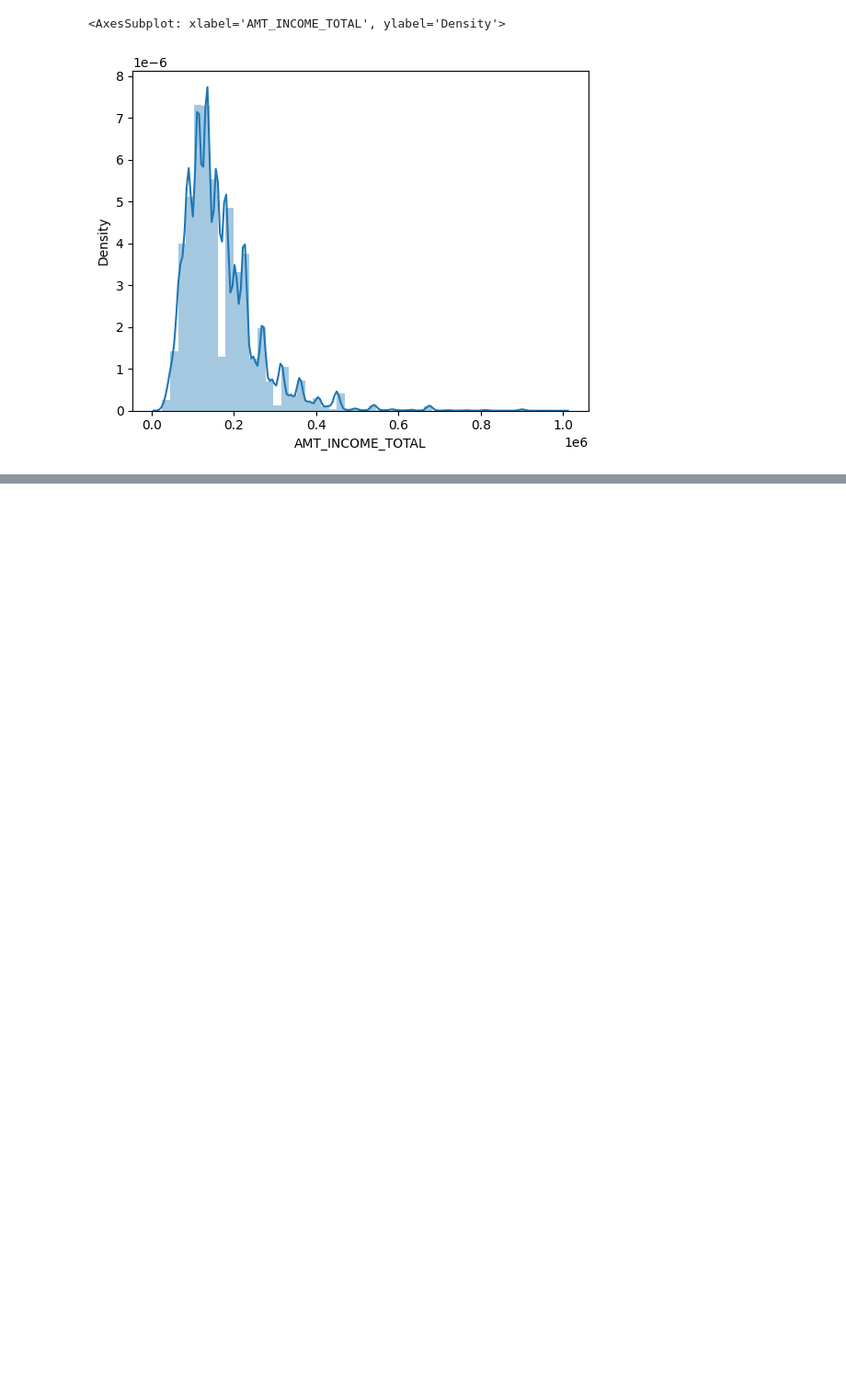
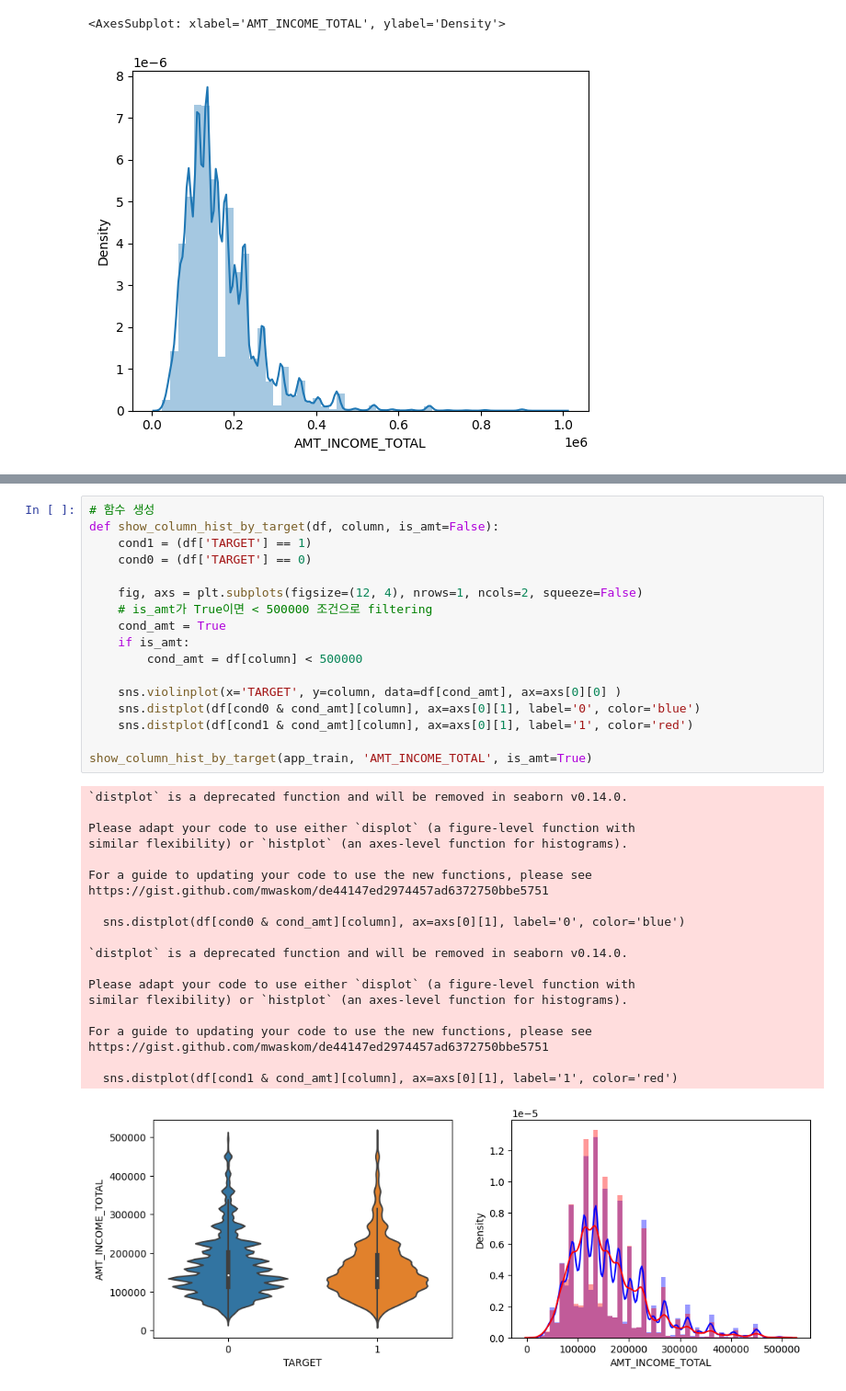
Before and after one commit to minglet/ML_study, a Jupyter notebook: advanced_kaggle/app_baseline_01.ipynb, the cells around one changed output, grey strips where cells are left out. Shown at 92% size. Saved outputs shown, nothing was run; the diff lists cells and outputs as text; blank space fills up the shorter version.

```diff
--- a/advanced_kaggle/app_baseline_01.ipynb
+++ b/advanced_kaggle/app_baseline_01.ipynb
@@ -88,0 +169,38 @@ https://gist.github.com/mwaskom/de44147ed2974457ad6372750bbe5751
+# %%
+# 함수 생성
+def show_column_hist_by_target(df, column, is_amt=False):
+    cond1 = (df['TARGET'] == 1)
+    cond0 = (df['TARGET'] == 0)
+
+    fig, axs = plt.subplots(figsize=(12, 4), nrows=1, ncols=2, squeeze=False)
+    # is_amt가 True이면 < 500000 조건으로 filtering
+    cond_amt = True
+    if is_amt:
+        cond_amt = df[column] < 500000
+
+    sns.violinplot(x='TARGET', y=column, data=df[cond_amt], ax=axs[0][0] )
+    sns.distplot(df[cond0 & cond_amt][column], ax=axs[0][1], label='0', color='blue')
+    sns.distplot(df[cond1 & cond_amt][column], ax=axs[0][1], label='1', color='red')
+
+show_column_hist_by_target(app_train, 'AMT_INCOME_TOTAL', is_amt=True)
+# %% [output]
+`distplot` is a deprecated function and will be removed in seaborn v0.14.0.
+
+Please adapt your code to use either `displot` (a figure-level function with
+similar flexibility) or `histplot` (an axes-level function for histograms).
+
+For a guide to updating your code to use the new functions, please see
+https://gist.github.com/mwaskom/de44147ed2974457ad6372750bbe5751
+
+  sns.distplot(df[cond0 & cond_amt][column], ax=axs[0][1], label='0', color='blue')
+
+`distplot` is a deprecated function and will be removed in seaborn v0.14.0.
+
+Please adapt your code to use either `displot` (a figure-level function with
+similar flexibility) or `histplot` (an axes-level function for histograms).
+
+For a guide to updating your code to use the new functions, please see
+https://gist.github.com/mwaskom/de44147ed2974457ad6372750bbe5751
+
+  sns.distplot(df[cond1 & cond_amt][column], ax=axs[0][1], label='1', color='red')
+[figure, added]
```
Also changed, not shown: parts of 4 cells of this notebook.
